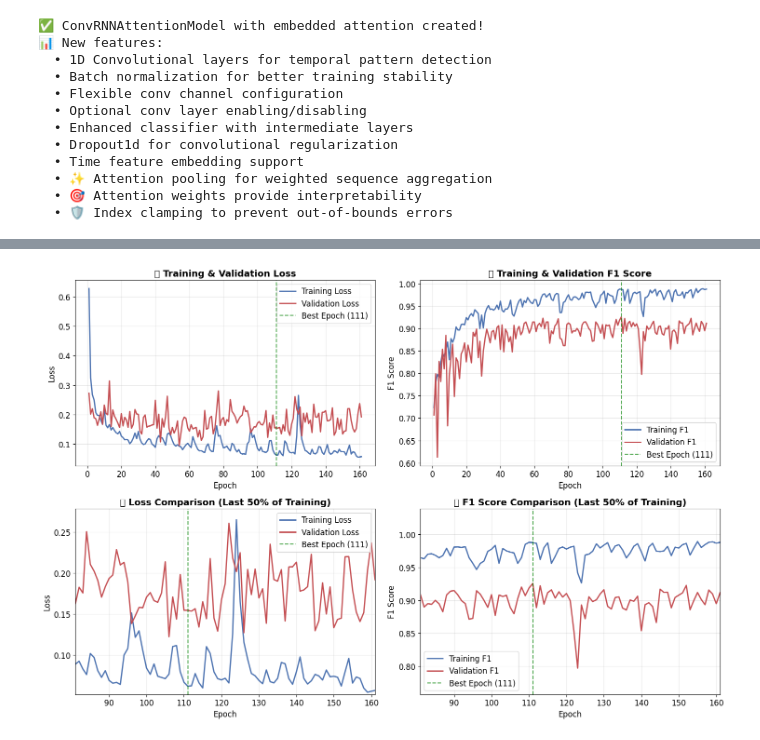
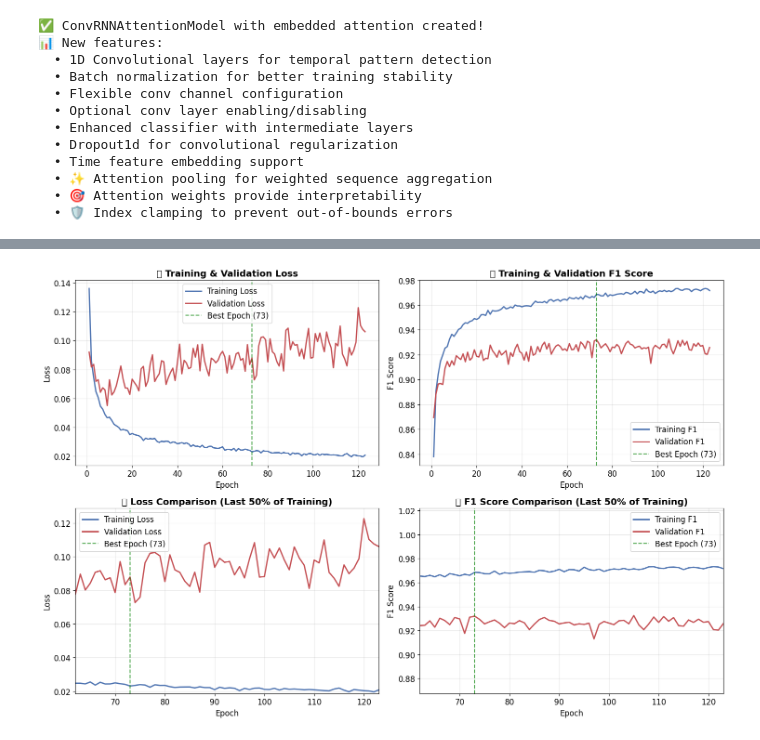
Before and after one commit to Relo02/Artificial-neural-networks-and-deep-learning-, a Jupyter notebook: new_version.ipynb, the cells around one changed output, grey strips where cells are left out. Saved outputs shown, nothing was run; the diff lists cells and outputs as text; code cells hidden in the pictures.

```diff
--- a/new_version.ipynb
+++ b/new_version.ipynb
@@ -2143,5 +2871,5 @@ class FocalLoss(nn.Module):
 # %%
-# print("🚀 TRAINING CONV-ENHANCED MODEL (TIME EMBEDDING DISABLED)")
+# print(" TRAINING CONV-ENHANCED MODEL (TIME EMBEDDING DISABLED)")
 print("="*60)
 
 # Calculate correct input size
@@ -2149,7 +2877,7 @@ continuous_input_size = X_train_cont.shape[-1]  # Should be 17
 total_embedding_size = sum(embedding_dims.values())  # 2+2+2+2+1+1+1 = 11
 combined_input_size = continuous_input_size + total_embedding_size  # 17 + 11 = 28
 
-print(f"\n🔍 Input size calculation:")
+print(f"\n Input size calculation:")
 print(f"   • Continuous features: {continuous_input_size}")
 print(f"   • Total embeddings: {total_embedding_size}")
 print(f"   • Combined input: {combined_input_size}")
@@ -2177,14 +2905,14 @@ try:
 
     # Move to device with error handling
     model = model.to(device)
-    print(f"✅ Model successfully moved to {device}")
+    print(f" Model successfully moved to {device}")
 
 except RuntimeError as e:
-    print(f"❌ Error moving model to device: {e}")
-    print("🔄 Attempting CPU fallback...")
+    print(f" Error moving model to device: {e}")
+    print(" Attempting CPU fallback...")
     device = torch.device('cpu')
     model = model.to(device)
-    print(f"✅ Model moved to CPU")
+    print(f" Model moved to CPU")
 
 # Setup optimizer and scheduler for the conv model
 conv_optimizer = torch.optim.AdamW(model.parameters(), lr=LEARNING_RATE, weight_decay=L2_LAMBDA)
@@ -2197,9 +2925,9 @@ conv_scheduler = ReduceLROnPlateau(
 )
 
 print(f"\nModel parameters: {sum(p.numel() for p in model.parameters()):,}")
-print("✅ Model, optimizer, and scheduler created successfully!")
+print(" Model, optimizer, and scheduler created successfully!")
 
-# ⚠️  FOCAL LOSS CONFIGURATION - EXPERIMENT WITH DIFFERENT ALPHAS
+# FOCAL LOSS CONFIGURATION - EXPERIMENT WITH DIFFERENT ALPHAS
 # Alpha weights: [no_pain, low_pain, high_pain]
 # Options:
 #   1. Balanced (equal weight): [1.0, 1.0, 1.0] - RECOMMENDED TO TRY FIRST
@@ -2223,8 +2951,8 @@ train_losses, val_losses, val_f1s, train_f1s, best_epoch = train_enhanced_model(
     optimizer=conv_optimizer,
     scheduler=None,
     epochs=EPOCHS,
-    l1_lambda=L1_LAMBDA,
-    l2_lambda=L2_LAMBDA,
+    l1_lambda=0,
+    l2_lambda=0,
     patience=PATIENCE,
     min_delta=0.001,
     scheduler_metric='f1'
@@ -2274,7 +3002,7 @@ Created embedding for has_hook_hand: 1 -> 1 (num_embeddings=2)
 # %%
 # 🏴‍☠️ COMPREHENSIVE TRAINING ANALYSIS & MODEL EVALUATION
 print("="*80)
-print("🏴‍☠️ PIRATE PAIN CLASSIFICATION - TRAINING ANALYSIS & MODEL EVALUATION")
+print(" PIRATE PAIN CLASSIFICATION - TRAINING ANALYSIS & MODEL EVALUATION")
 print("="*80)
 
 import matplotlib.pyplot as plt
@@ -2304,7 +3032,7 @@ def plot_training_history(train_losses, val_losses, train_f1_scores, val_f1_scor
     ax1.plot(epochs, train_losses, 'b-', label='Training Loss', linewidth=2)
     ax1.plot(epochs, val_losses, 'r-', label='Validation Loss', linewidth=2)
     ax1.axvline(x=best_epoch, color='green', linestyle='--', alpha=0.7, label=f'Best Epoch ({best_epoch})')
-    ax1.set_title('🔥 Training & Validation Loss', fontsize=14, fontweight='bold')
+    ax1.set_title(' Training & Validation Loss', fontsize=14, fontweight='bold')
     ax1.set_xlabel('Epoch')
     ax1.set_ylabel('Loss')
     ax1.legend()
@@ -2314,7 +3042,7 @@ def plot_training_history(train_losses, val_losses, train_f1_scores, val_f1_scor
     ax2.plot(epochs, train_f1_scores, 'b-', label='Training F1', linewidth=2)
     ax2.plot(epochs, val_f1_scores, 'r-', label='Validation F1', linewidth=2)
     ax2.axvline(x=best_epoch, color='green', linestyle='--', alpha=0.7, label=f'Best Epoch ({best_epoch})')
-    ax2.set_title('📈 Training & Validation F1 Score', fontsize=14, fontweight='bold')
+    ax2.set_title(' Training & Validation F1 Score', fontsize=14, fontweight='bold')
     ax2.set_xlabel('Epoch')
     ax2.set_ylabel('F1 Score')
     ax2.legend()
@@ -2341,7 +3069,7 @@ def plot_training_history(train_losses, val_losses, train_f1_scores, val_f1_scor
     ax4.plot(epochs, train_f1_scores, 'b-', label='Training F1', linewidth=2)
     ax4.plot(epochs, val_f1_scores, 'r-', label='Validation F1', linewidth=2)
     ax4.axvline(x=best_epoch, color='green', linestyle='--', alpha=0.7, label=f'Best Epoch ({best_epoch})')
-    ax4.set_title('🎯 F1 Score Comparison (Last 50% of Training)', fontsize=14, fontweight='bold')
+    ax4.set_title(' F1 Score Comparison (Last 50% of Training)', fontsize=14, fontweight='bold')
     ax4.set_xlabel('Epoch')
     ax4.set_ylabel('F1 Score')
 
@@ -2365,13 +3093,13 @@ def plot_training_history(train_losses, val_losses, train_f1_scores, val_f1_scor
     print("\n" + "="*60)
     print("📊 TRAINING SUMMARY STATISTICS")
     print("="*60)
-    print(f"🏆 Best Validation F1: {max(val_f1_scores):.4f} (Epoch {best_epoch})")
-    print(f"📉 Final Training Loss: {train_losses[-1]:.4f}")
-    print(f"📉 Final Validation Loss: {val_losses[-1]:.4f}")
-    print(f"📈 Final Training F1: {train_f1_scores[-1]:.4f}")
-    print(f"📈 Final Validation F1: {val_f1_scores[-1]:.4f}")
-    print(f"🔄 Total Epochs Trained: {len(train_losses)}")
-    print(f"⚡ Training Completed: {'✅ Early Stopping' if len(train_losses) < EPOCHS else '⏰ Max Epochs Reached'}")
+    print(f" Best Validation F1: {max(val_f1_scores):.4f} (Epoch {best_epoch})")
+    print(f" Final Training Loss: {train_losses[-1]:.4f}")
+    print(f" Final Validation Loss: {val_losses[-1]:.4f}")
+    print(f" Final Training F1: {train_f1_scores[-1]:.4f}")
+    print(f" Final Validation F1: {val_f1_scores[-1]:.4f}")
+    print(f" Total Epochs Trained: {len(train_losses)}")
+    print(f" Training Completed: {'Early Stopping' if len(train_losses) < EPOCHS else 'Max Epochs Reached'}")
 
 def evaluate_model_on_test_set(model, test_loader, criterion, device):
     """Evaluate model on test set and return detailed metrics"""
@@ -2382,7 +3110,7 @@ def evaluate_model_on_test_set(model, test_loader, criterion, device):
     total_loss = 0.0
     num_batches = 0
 
-    print("🧪 Evaluating model on test set...")
+    print(" Evaluating model on test set...")
 
     with torch.no_grad():
         for batch_data in test_loader:
@@ -2447,7 +3175,7 @@ def print_classification_report(y_true, y_pred, class_names):
 
 # Check if we have training history from recent training
 if all(var in globals() for var in ['train_losses', 'val_losses', 'train_f1s', 'val_f1s', 'best_epoch']):
-    print("✅ Found training history in globals - plotting results...")
+    print(" Found training history in globals - plotting results...")
 
     # Create plots directory
     os.makedirs("plots", exist_ok=True)
@@ -2458,8 +3186,8 @@ if all(var in globals() for var in ['train_losses', 'val_losses', 'train_f1s', '
     plot_training_history(train_losses, val_losses, train_f1s, val_f1s, best_epoch, plot_path)
 
 else:
-    print("⚠️ No training history found in globals.")
-    print("🔍 Looking for saved model and configuration files...")
+    print(" No training history found in globals.")
+    print(" Looking for saved model and configuration files...")
 
     # Look for the most recent model file
     models_dir = "models"
@@ -2471,30 +3199,30 @@ else:
             latest_model = model_files[0]
             model_path = os.path.join(models_dir, latest_model)
 
-            print(f"📁 Found latest model: {latest_model}")
+            print(f" Found latest model: {latest_model}")
 
             # Look for corresponding config file
             config_path = model_path.replace('.pt', '_config.json')
             if os.path.exists(config_path):
-                print(f"📋 Found config file: {os.path.basename(config_path)}")
+                print(f" Found config file: {os.path.basename(config_path)}")
 
                 # Load configuration
                 with open(config_path, 'r') as f:
                     config = json.load(f)
 
-                print("\n📊 MODEL CONFIGURATION:")
+                print("\n MODEL CONFIGURATION:")
                 print("-" * 30)
                 for key, value in config.items():
                     print(f"{key}: {value}")
 
-                print(f"\n🏆 Best Validation F1 Score: {config.get('best_val_f1', 'N/A')}")
-                print(f"🎯 Best Epoch: {config.get('best_epoch', 'N/A')}")
+                print(f"\n Best Validation F1 Score: {config.get('best_val_f1', 'N/A')}")
+                print(f" Best Epoch: {config.get('best_epoch', 'N/A')}")
             else:
-                print("⚠️ No config file found.")
+                print(" No config file found.")
         else:
-            print("❌ No model files found in models directory.")
+            print(" No model files found in models directory.")
     else:
-        print("❌ Models directory not found.")
+        print(" Models directory not found.")
 
 # Evaluate on test set if model is available and test loader exists
 if 'model' in globals() and model is not None and 'test_enhanced_loader' in globals():
@@ -2506,9 +3234,9 @@ if 'model' in globals() and model is not None and 'test_enhanced_loader' in glob
         model, test_enhanced_loader, criterion, device
     )
 
-    print(f"📊 Test Set Results:")
-    print(f"   • Test Loss: {test_loss:.4f}")
-    print(f"   • Test F1 Score: {test_f1:.4f}")
+    print(f" Test Set Results:")
+    print(f" Test Loss: {test_loss:.4f}")
+    print(f" Test F1 Score: {test_f1:.4f}")
 
     # Define class names
     class_names = ['no_pain', 'low_pain', 'high_pain']
@@ -2524,9 +3252,9 @@ if 'model' in globals() and model is not None and 'test_enhanced_loader' in glob
 
 else:
     if 'model' not in globals() or model is None:
-        print("⚠️ No model available for evaluation.")
+        print(" No model available for evaluation.")
     if 'test_enhanced_loader' not in globals():
-        print("⚠️ No test loader available for evaluation.")
+        print(" No test loader available for evaluation.")
 
 print("\n" + "="*80)
 print("🏴‍☠️ ANALYSIS COMPLETE!")
@@ -2535,21 +3263,19 @@ print("="*80)
 # Summary of what was generated
 summary_items = []
 if 'train_losses' in globals():
-    summary_items.append("📊 Training history plots")
+    summary_items.append(" Training history plots")
 if 'model' in globals() and 'test_enhanced_loader' in globals():
-    summary_items.append("🎯 Confusion matrix")
-    summary_items.append("📋 Classification report")
-    summary_items.append("📈 Test set evaluation")
-
+    summary_items.append(" Confusion matrix")
+    summary_items.append(" Classification report")
+    summary_items.append(" Test set evaluation")
 if summary_items:
-    print("📝 Generated:")
+    print(" Generated:")
     for item in summary_items:
         print(f"   • {item}")
 else:
-    print("📝 Generated: Model configuration summary (if available)")
-
-print(f"📁 All plots saved in: plots/ directory")
-print(f"🎉 Arrr! The analysis be complete, matey! 🏴‍☠️")
+    print(" Generated: Model configuration summary (if available)")
+print(f" All plots saved in: plots/ directory")
+print(f" Arrr! The analysis be complete, matey! 🏴‍☠️")
 # %% [output]
 ================================================================================
 🏴‍☠️ PIRATE PAIN CLASSIFICATION - TRAINING ANALYSIS & MODEL EVALUATION
@@ -2560,4 +3286,4 @@ print(f"🎉 Arrr! The analysis be complete, matey! 🏴‍☠️")
-[figure, old version]
+[figure, new version]
 ============================================================
 📊 TRAINING SUMMARY STATISTICS
 ============================================================
```
Also changed, not shown: parts of 49 cells of this notebook, 2 other files.
